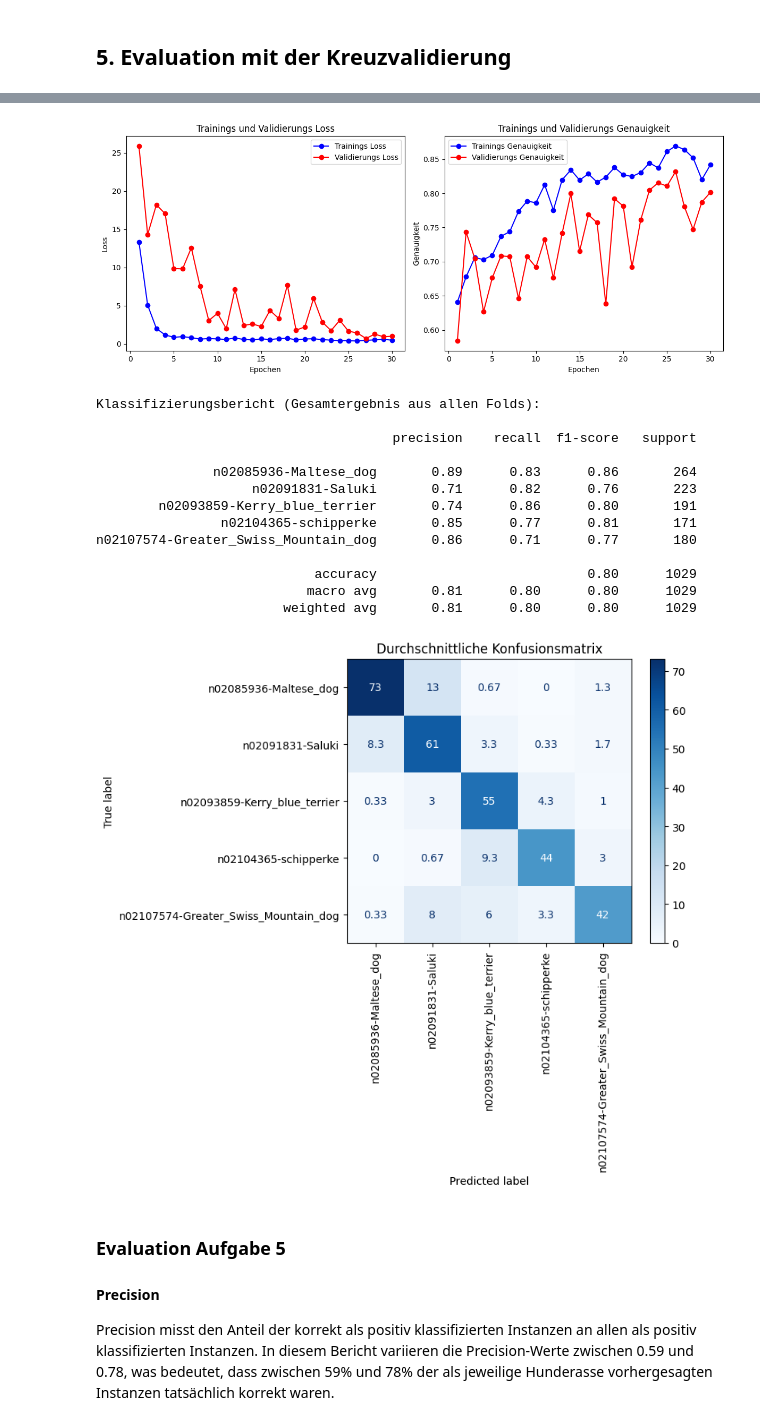
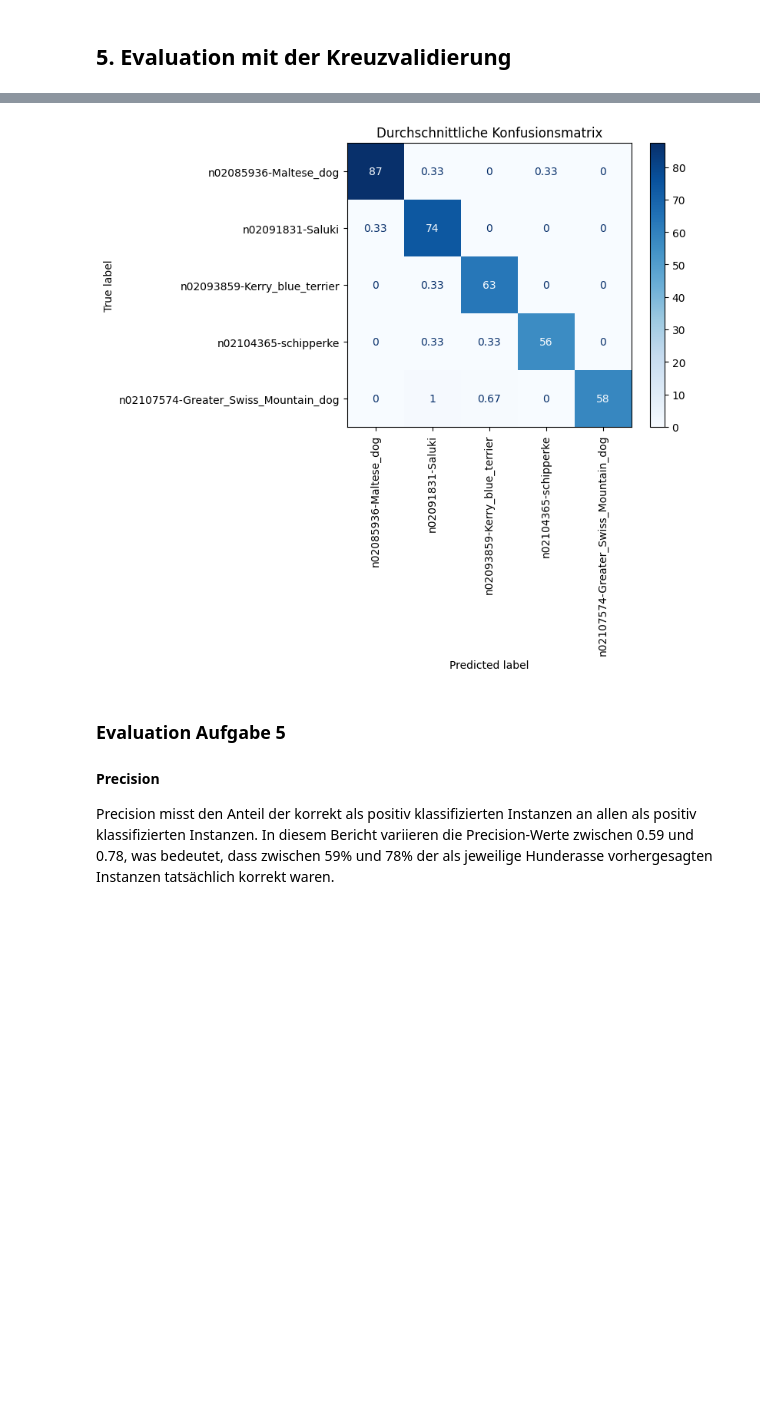
Before and after one commit to GreatKampfstern/ML, a Jupyter notebook: DeepLearning.ipynb, the cells around one changed output, grey strips where cells are left out. Cells and saved outputs as stored; diff of their text form; code cells hidden in the pictures; blank space fills up the shorter version.

Commit message:
Unfehlbares Deep Learning
Co-authored-by: PapaJoel <GreatKampfstern@users.noreply.github.com>

```diff
--- a/DeepLearning.ipynb
+++ b/DeepLearning.ipynb
@@ -241,11 +206,8 @@ for train_idx, val_idx in kf.split(X, y):
     y_val_fold = to_categorical(y_val_fold, num_classes=5)
 
     # Training
-    history = model.fit(X_train_fold, y_train_fold, validation_data=(X_val_fold, y_val_fold),
-              epochs=30, batch_size=16, verbose=0, callbacks=[early_stopping])
-
-    # Speichern der Historie für die spätere Auswertung
-    histories.append(history.history)
+    model.fit(X_train_fold, y_train_fold, validation_data=(X_val_fold, y_val_fold),
+              epochs=50, batch_size=32, verbose=01)
 
     # Vorhersage mit dem in diesem Fold trainiertem Modell
     y_pred = model.predict(X_val_fold)
@@ -263,14 +225,6 @@ for train_idx, val_idx in kf.split(X, y):
     conf_matrices.append(confusion_matrix(y_val_int, y_pred_classes))
     fold += 1
 
-# History Visualisierung
-avg_history = {
-    'loss': np.mean([h['loss'] for h in histories], axis=0),
-    'accuracy': np.mean([h['accuracy'] for h in histories], axis=0),
-    'val_loss': np.mean([h['val_loss'] for h in histories], axis=0),
-    'val_accuracy': np.mean([h['val_accuracy'] for h in histories], axis=0)
-}
-visualize_history(avg_history)
 
 # Klassifizierungsbericht
 print("\nKlassifizierungsbericht (Gesamtergebnis aus allen Folds):\n")
@@ -294,18 +259,4 @@ Fold 3 am Laufen
-[figure, old version]
+[figure, new version]
-Klassifizierungsbericht (Gesamtergebnis aus allen Folds):
-
-                                      precision    recall  f1-score   support
-
-               n02085936-Maltese_dog       0.89      0.83      0.86       264
-                    n02091831-Saluki       0.71      0.82      0.76       223
-        n02093859-Kerry_blue_terrier       0.74      0.86      0.80       191
-                n02104365-schipperke       0.85      0.77      0.81       171
-n02107574-Greater_Swiss_Mountain_dog       0.86      0.71      0.77       180
-
-                            accuracy                           0.80      1029
-                           macro avg       0.81      0.80      0.80      1029
-                        weighted avg       0.81      0.80      0.80      1029
-[figure, removed]
 # %% [markdown]
 ### Evaluation Aufgabe 5
 
```
Also changed, not shown: parts of 7 cells of this notebook.
